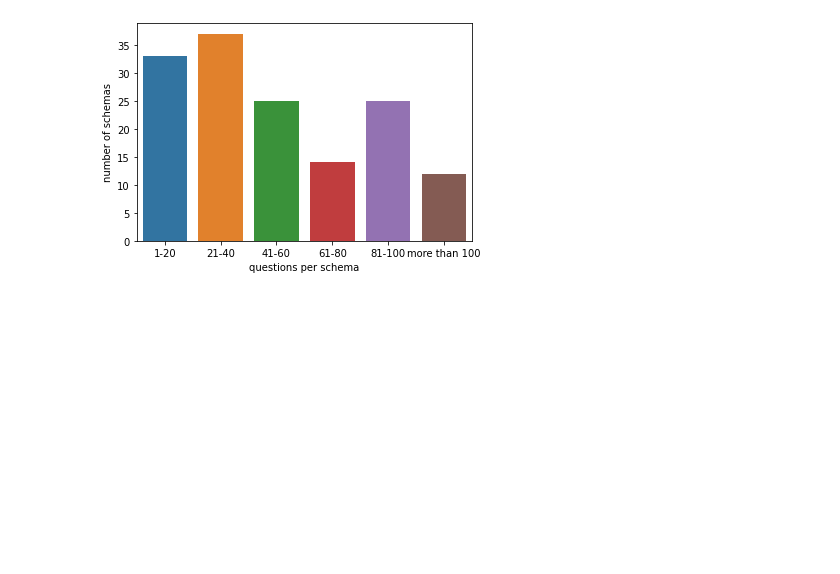
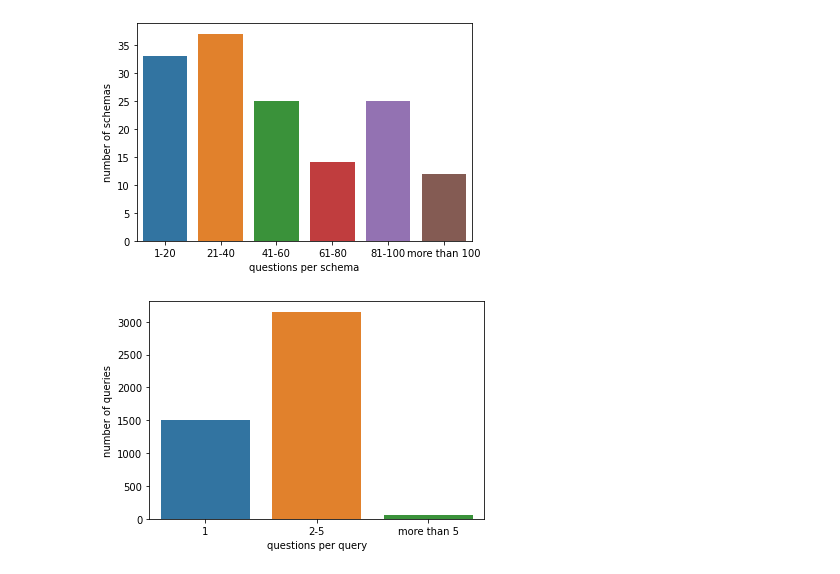
Before and after one commit to nogast/explore_spider, a Jupyter notebook: explore_spider.ipynb, the cells around one changed output. Cells and saved outputs as stored; diff of their text form; code cells hidden in the pictures; blank space fills up the shorter version.

```diff
--- a/explore_spider.ipynb
+++ b/explore_spider.ipynb
@@ -170,3 +170,43 @@ def questions_per_schema(): # questions appear only once (otherwise you might co
 questions_per_schema()
 # %% [output]
 [figure]
+# %%
+def questions_per_query():
+    one = 0
+    two_to_five = 0
+    more_than_five = 0
+    qs_per_query = dict()
+    f1 = open('spider/train_spider.json')
+    data1 = json.load(f1)
+    for i in range(len(data1)):
+        query = data1[i]['query']
+        if query in qs_per_query:
+            qs_per_query[query] +=1
+        else:
+            qs_per_query[query] = 1
+    f1.close()
+    f2 = open('spider/train_others.json')
+    data2 = json.load(f2)
+    for i in range(len(data2)):
+        query = data2[i]['query']
+        if query in qs_per_query:
+            qs_per_query[query] += 1
+        else:
+            qs_per_query[query] = 1
+    f2.close()
+    for quer in qs_per_query:
+        num_of_questions = qs_per_query[quer]
+        if num_of_questions == 1:
+            one += 1
+        elif num_of_questions <= 5:
+            two_to_five += 1
+        else:
+            more_than_five += 1
+    data = {'questions per query': ['1', '2-5', 'more than 5'],
+            'number of queries': [one, two_to_five, more_than_five]}
+    df = pd.DataFrame(data=data)
+    sns.barplot(data=df, x='questions per query', y='number of queries')
+
+questions_per_query()
+# %% [output]
+[figure, added]
```
Also changed, not shown: parts of 4 cells of this notebook.
